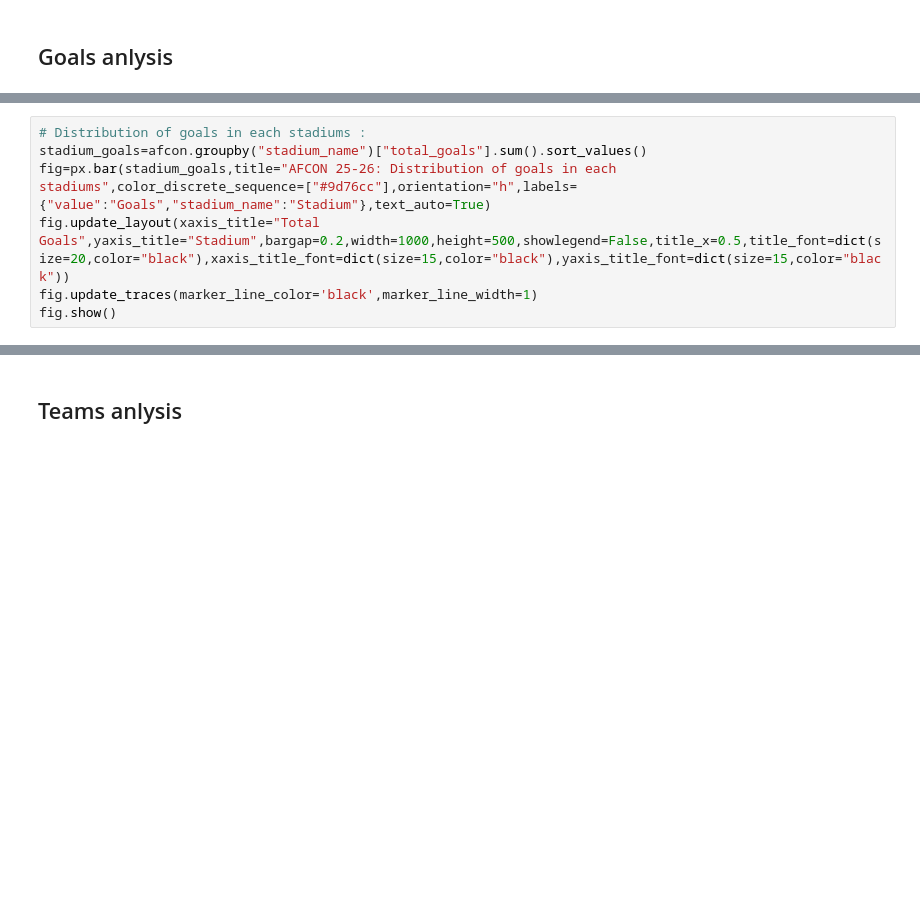
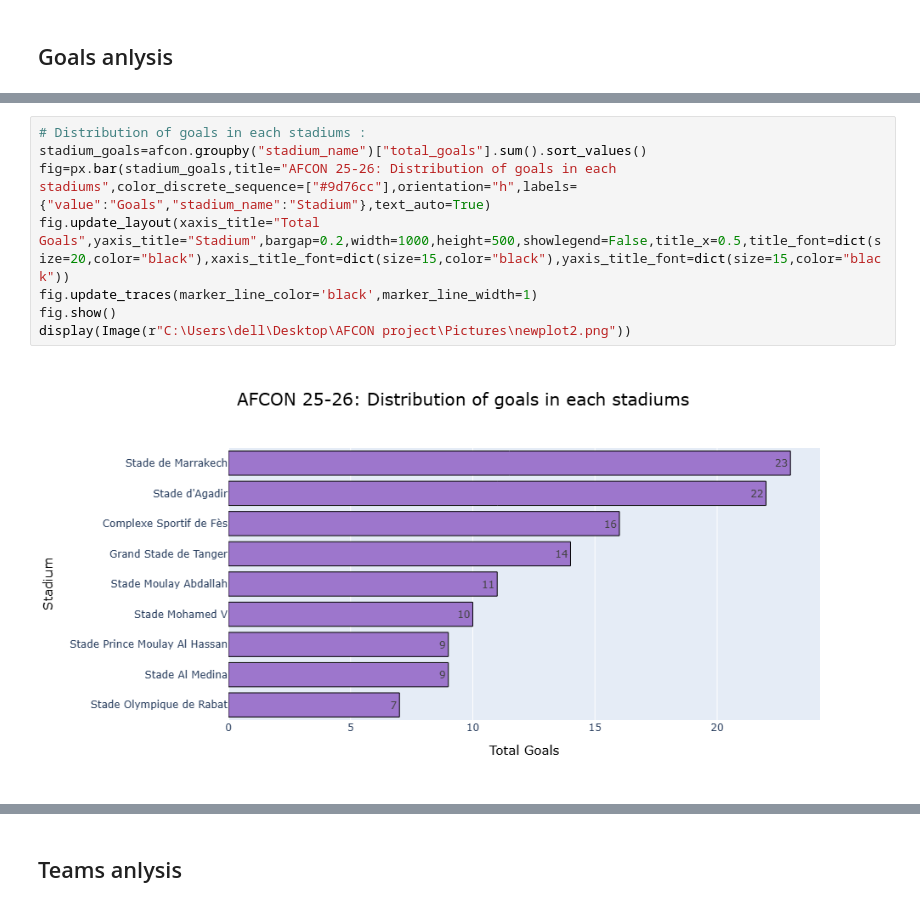
Before and after one commit to mohamederrahmouni/AFCON-Morocco-2025-2026-Analysis-And-visualizations, a Jupyter notebook: AFCON.ipynb, the cells around one changed output, grey strips where cells are left out. Drawn from its saved outputs; the diff is of its cells as text; blank space fills up the shorter version.

```diff
--- a/AFCON.ipynb
+++ b/AFCON.ipynb
@@ -287,10 +284,13 @@ fig.show()
 # %%
 # Distribution of goals in each stadiums :
 stadium_goals=afcon.groupby("stadium_name")["total_goals"].sum().sort_values()
 fig=px.bar(stadium_goals,title="AFCON 25-26: Distribution of goals in each stadiums",color_discrete_sequence=["#9d76cc"],orientation="h",labels={"value":"Goals","stadium_name":"Stadium"},text_auto=True)
 fig.update_layout(xaxis_title="Total Goals",yaxis_title="Stadium",bargap=0.2,width=1000,height=500,showlegend=False,title_x=0.5,title_font=dict(size=20,color="black"),xaxis_title_font=dict(size=15,color="black"),yaxis_title_font=dict(size=15,color="black"))
 fig.update_traces(marker_line_color='black',marker_line_width=1)
 fig.show()
+display(Image(r"C:\Users\dell\Desktop\AFCON project\Pictures\newplot2.png"))
+# %% [output]
+[figure, added]
 # %%
 # Distribution of Goals per stage :
 group_stage=["Matchday 1","Matchday 2","Matchday 3"]
```
Also changed, not shown: parts of 26 cells of this notebook, 20 other files.
